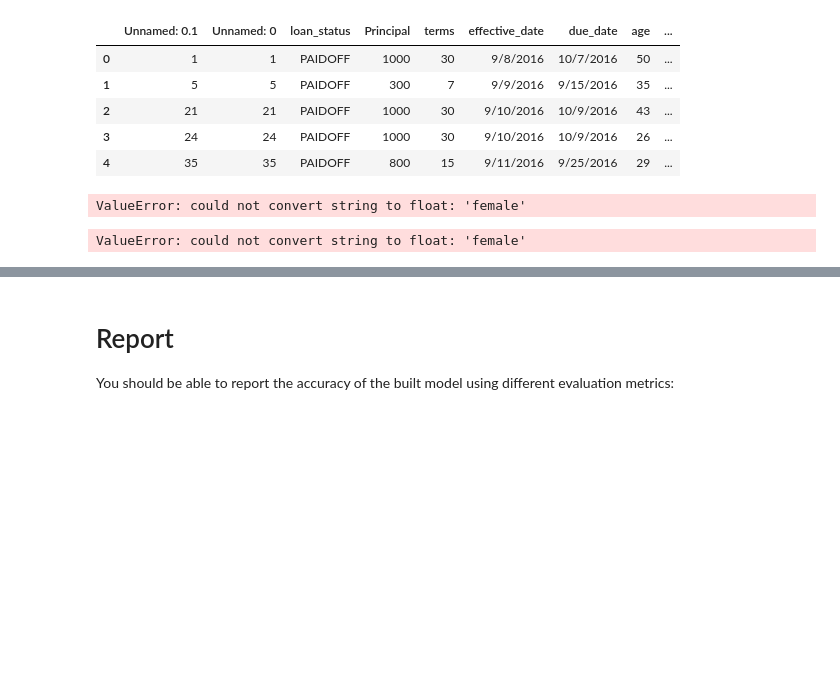
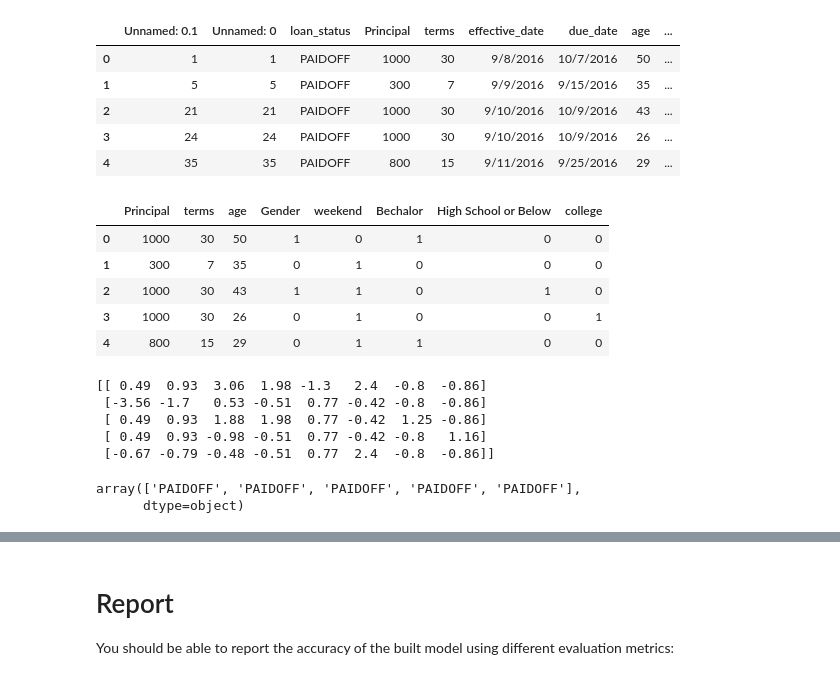
Before and after one commit to josecarro96/Coursera, a Jupyter notebook: final project hecho.ipynb, the cells around one changed output, grey strips where cells are left out. Saved outputs shown, nothing was run; the diff lists cells and outputs as text; code cells hidden in the pictures; blank space fills up the shorter version.

```diff
--- a/final project hecho.ipynb
+++ b/final project hecho.ipynb
@@ -431,31 +544,38 @@ test_df.head()
 | 3 | 24 | 24 | PAIDOFF | 1000 | 30 | 9/10/2016 | 10/9/2016 | 26 | ... |
 | 4 | 35 | 35 | PAIDOFF | 800 | 15 | 9/11/2016 | 9/25/2016 | 29 | ... |
 # %%
-# convert date time
+# convert columns to datetime type
+test_df['effective_date'] = pd.to_datetime(test_df['effective_date'])
 test_df['due_date'] = pd.to_datetime(test_df['due_date'])
-test_df['effective_date'] = pd.to_datetime(test_df['effective_date'])
 test_df['dayofweek'] = test_df['effective_date'].dt.dayofweek
-# evaulate weekend field
-test_df['weekend'] = test_df['dayofweek'].apply(lambda x: 1 if (x>3)  else 0)
-# work out education level
-test_feature = test_df[['Principal','terms','age','Gender','weekend']]
-test_feature = pd.concat([test_feature,pd.get_dummies(test_df['education'])], axis=1)
-test_feature.drop(['Master or Above'], axis = 1,inplace=True)
-test_feature.head()
-# normalize the test data
-test_X = preprocessing.StandardScaler().fit(test_feature).transform(test_feature)
-test_X[0:5]
-# and target result
-test_y = test_df['loan_status'].values
-test_y[0:5]
+# convert gender into binary column (0=male, 1=female)
+test_df['Gender'].replace(to_replace=['male','female'], value=[0,1], inplace=True)
+# create weekend column
+test_df['weekend'] = test_df['dayofweek'].apply(lambda x: 1 if (x>3) else 0)
+# use one-hot coding technique on education column for each level of education
+test_features = test_df[['Principal','terms','age','Gender','weekend']]
+test_features = pd.concat([test_features, pd.get_dummies(test_df['education'])], axis=1)
+test_features.drop(['Master or Above'], axis=1, inplace=True)
+test_features.head()
 # %% [output]
-ValueError: could not convert string to float: 'female'
+|  | Principal | terms | age | Gender | weekend | Bechalor | High School or Below | college |
+| 0 | 1000 | 30 | 50 | 1 | 0 | 1 | 0 | 0 |
+| 1 | 300 | 7 | 35 | 0 | 1 | 0 | 0 | 0 |
+| 2 | 1000 | 30 | 43 | 1 | 1 | 0 | 1 | 0 |
+| 3 | 1000 | 30 | 26 | 0 | 1 | 0 | 0 | 1 |
+| 4 | 800 | 15 | 29 | 0 | 1 | 1 | 0 | 0 |
 # %%
 # normalize the test data
-TestX = preprocessing.StandardScaler().fit(test_feature).transform(test_feature)
-TestX[0:5]
+X_test = preprocessing.StandardScaler().fit(test_features.astype(float)).transform(test_features.astype(float))
+print(X_test[0:5])
 # and target result
-TestY = test_df['loan_status'].values
-TestY[0:5]
+y_test = test_df['loan_status'].values
+y_test[0:5]
 # %% [output]
-ValueError: could not convert string to float: 'female'
+[[ 0.49  0.93  3.06  1.98 -1.3   2.4  -0.8  -0.86]
+ [-3.56 -1.7   0.53 -0.51  0.77 -0.42 -0.8  -0.86]
+ [ 0.49  0.93  1.88  1.98  0.77 -0.42  1.25 -0.86]
+ [ 0.49  0.93 -0.98 -0.51  0.77 -0.42 -0.8   1.16]
+ [-0.67 -0.79 -0.48 -0.51  0.77  2.4  -0.8  -0.86]]
+array(['PAIDOFF', 'PAIDOFF', 'PAIDOFF', 'PAIDOFF', 'PAIDOFF'],
+      dtype=object)
```
Also changed, not shown: parts of 28 cells of this notebook.
